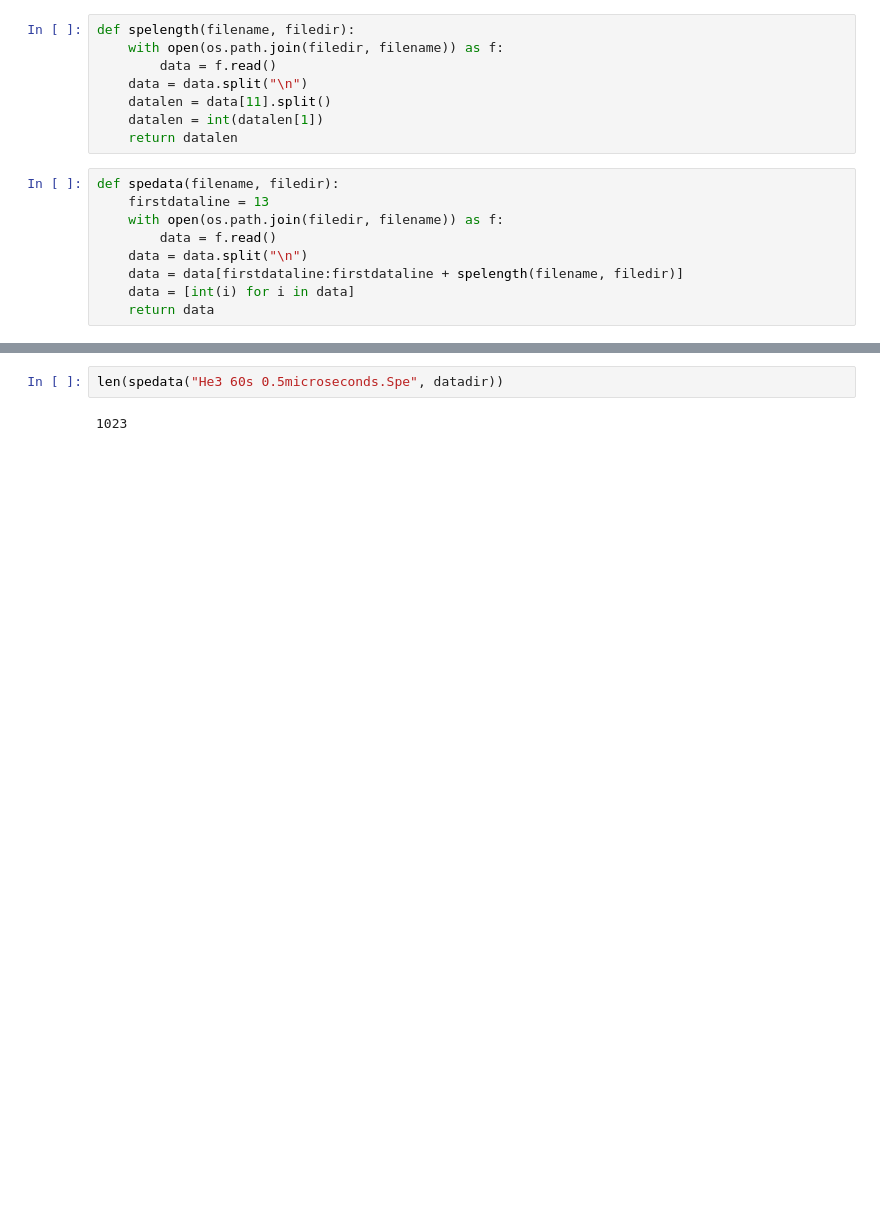
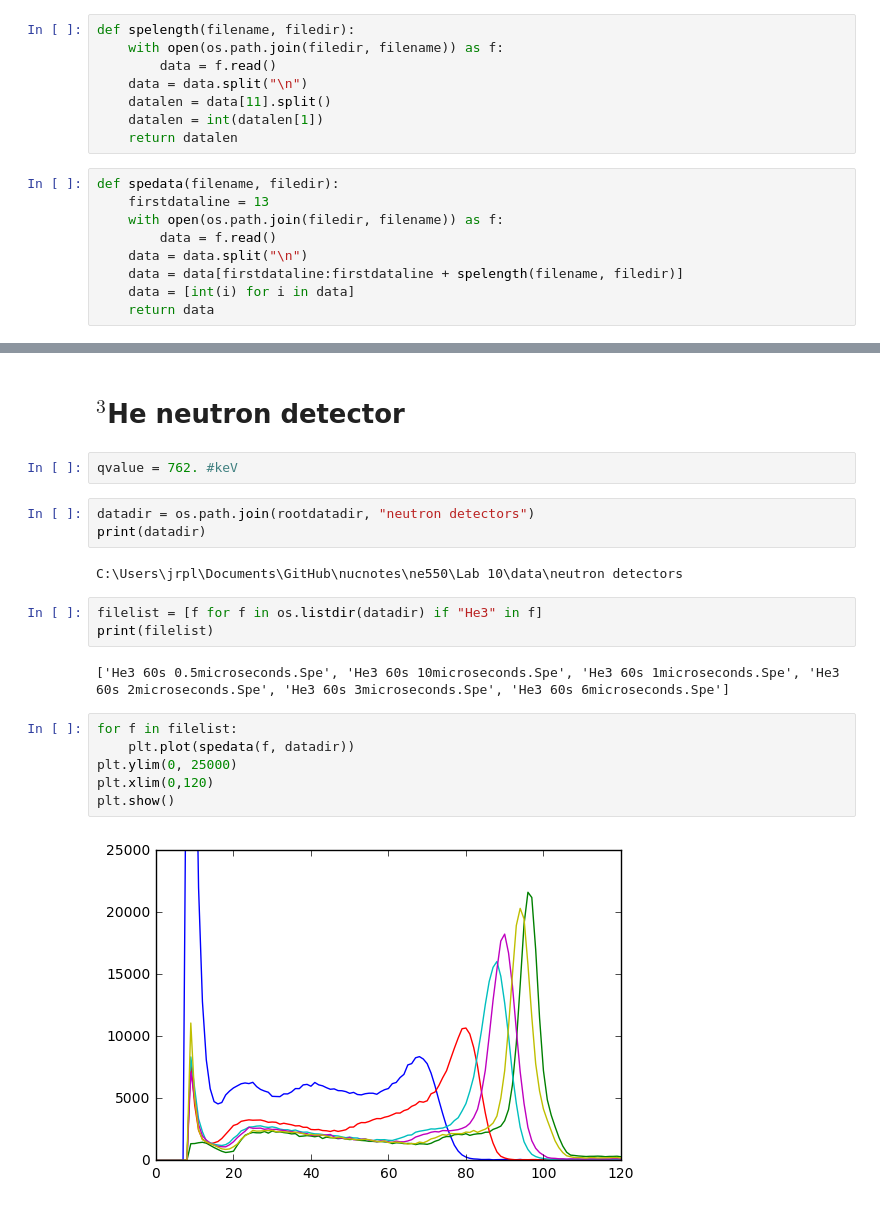
Before and after one commit to piovere/nucnotes, a Jupyter notebook: ne550/Lab 10/lab10.ipynb, the cells around one changed output, grey strips where cells are left out. Drawn from its saved outputs; the diff is of its cells as text; blank space fills up the shorter version.

Commit message:
Graphs for first 2 parts complete

```diff
--- a/ne550/Lab 10/lab10.ipynb
+++ b/ne550/Lab 10/lab10.ipynb
@@ -35,4 +30,22 @@ spelength("He3 60s 0.5microseconds.Spe", datadir)
-# %%
-len(spedata("He3 60s 0.5microseconds.Spe", datadir))
-# %% [output]
-1023
+# %% [markdown]
+# $^3$He neutron detector
+# %%
+qvalue = 762. #keV
+# %%
+datadir = os.path.join(rootdatadir, "neutron detectors")
+print(datadir)
+# %% [output]
+C:\Users\jrpl\Documents\GitHub\nucnotes\ne550\Lab 10\data\neutron detectors
+# %%
+filelist = [f for f in os.listdir(datadir) if "He3" in f]
+print(filelist)
+# %% [output]
+['He3 60s 0.5microseconds.Spe', 'He3 60s 10microseconds.Spe', 'He3 60s 1microseconds.Spe', 'He3 60s 2microseconds.Spe', 'He3 60s 3microseconds.Spe', 'He3 60s 6microseconds.Spe']
+# %%
+for f in filelist:
+    plt.plot(spedata(f, datadir))
+plt.ylim(0, 25000)
+plt.xlim(0,120)
+plt.show()
+# %% [output]
+[figure, added]
```
Also changed, not shown: parts of 19 cells of this notebook, 1 other file.
